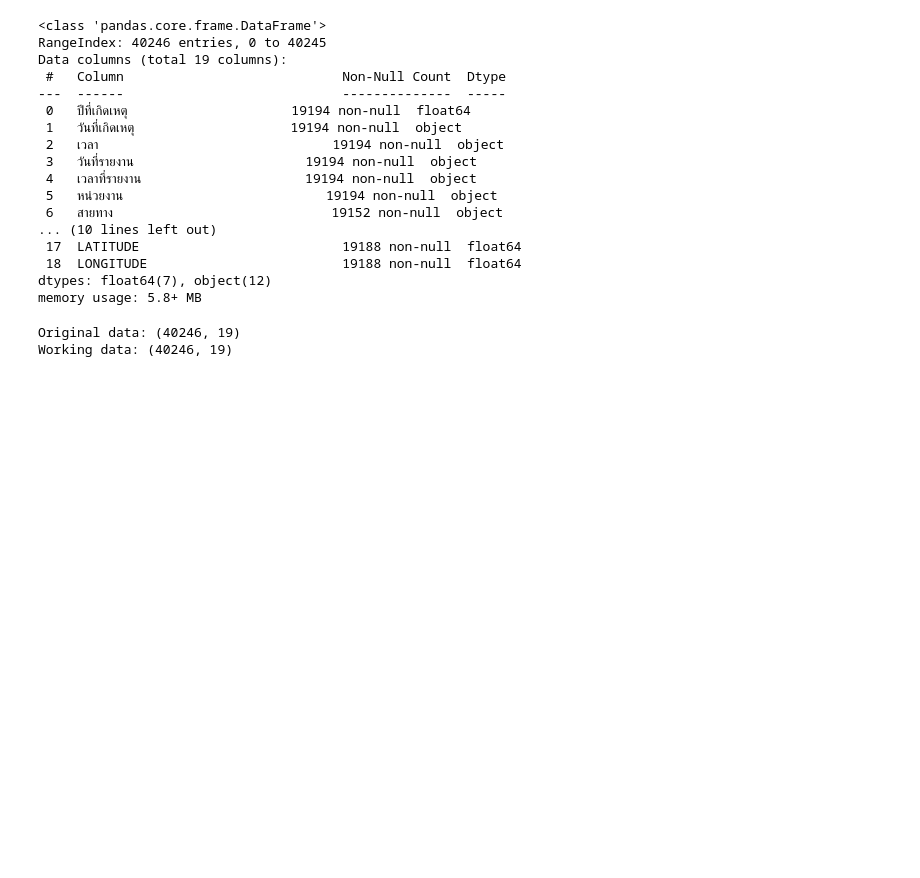
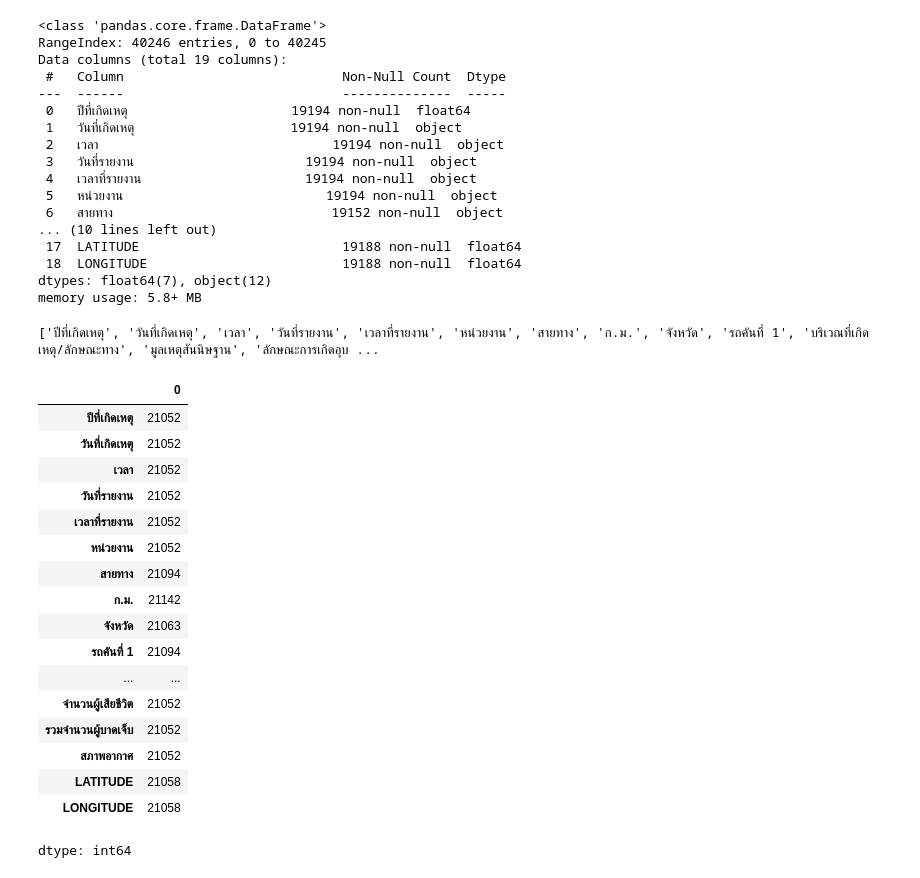
Before and after one commit to VannisaLaowongkot/Road-Accident-Risk-Prediction-Project, a Jupyter notebook: Accidents.ipynb, the cells around one changed output. Drawn from its saved outputs; the diff is of its cells as text; code cells hidden in the pictures; blank space fills up the shorter version.

```diff
--- a/Accidents.ipynb
+++ b/Accidents.ipynb
@@ -58,11 +58,29 @@ Data columns (total 19 columns):
  18  LONGITUDE                         19188 non-null  float64
 dtypes: float64(7), object(12)
 memory usage: 5.8+ MB
-# %%
-df_raw = df.copy(deep=True)
-
-print("Original data:", df_raw.shape)
-print("Working data:", df.shape)
-# %% [output]
-Original data: (40246, 19)
-Working data: (40246, 19)
+# %%
+print(df.columns.tolist())
+# %% [output]
+['ปีที่เกิดเหตุ', 'วันที่เกิดเหตุ', 'เวลา', 'วันที่รายงาน', 'เวลาที่รายงาน', 'หน่วยงาน', 'สายทาง', 'ก.ม.', 'จังหวัด', 'รถคันที่ 1', 'บริเวณที่เกิดเหตุ/ลักษณะทาง', 'มูลเหตุสันนิษฐาน', 'ลักษณะการเกิดอุบ ...
+# %%
+missing_count = df.isnull().sum()
+display(missing_count[missing_count > 0])
+# %% [output]
+|  | 0 |
+| ปีที่เกิดเหตุ | 21052 |
+| วันที่เกิดเหตุ | 21052 |
+| เวลา | 21052 |
+| วันที่รายงาน | 21052 |
+| เวลาที่รายงาน | 21052 |
+| หน่วยงาน | 21052 |
+| สายทาง | 21094 |
+| ก.ม. | 21142 |
+| จังหวัด | 21063 |
+| รถคันที่ 1 | 21094 |
+| ... | ... |
+| จำนวนผู้เสียชีวิต | 21052 |
+| รวมจำนวนผู้บาดเจ็บ | 21052 |
+| สภาพอากาศ | 21052 |
+| LATITUDE | 21058 |
+| LONGITUDE | 21058 |
+dtype: int64
```
Also changed, not shown: parts of 2 cells of this notebook.
